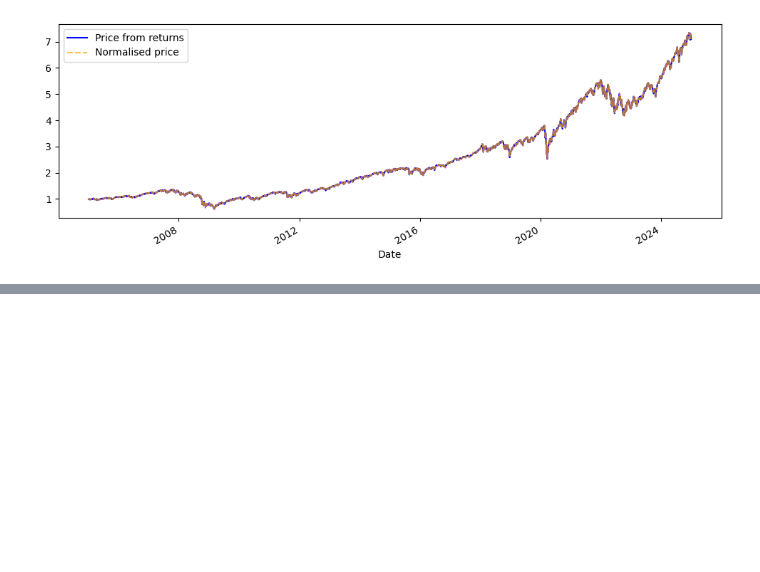
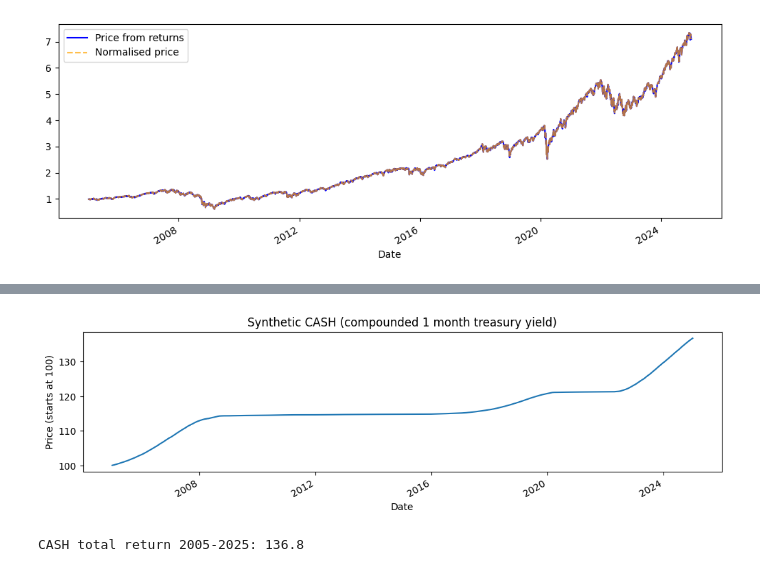
Before and after one commit to sidoreon/regime-shift, a Jupyter notebook: notebooks/datapipeline.ipynb, the cells around one changed output, grey strips where cells are left out. Saved outputs shown, nothing was run; the diff lists cells and outputs as text; code cells hidden in the pictures; blank space fills up the shorter version.

Commit message:
Extend datapipeline with FRED macro features and synthetic cash.
Add FRED pulls, CPI YoY, daily macro alignment with publication lags, compounded 1M T-bill cash, and merged modeling dataset outputs.

```diff
--- a/notebooks/datapipeline.ipynb
+++ b/notebooks/datapipeline.ipynb
@@ -130,0 +174,14 @@ prices[["VIX"]].to_csv(OUT / "processed" / "vix.csv")
+# %%
+tradingdays = logrt.index
+
+# Rebuild macro with consistent datetime index
+dtmacro = {}
+for name, series in rawmacro.items():
+    s = series.copy()
+    s.index = pd.to_datetime(s.index).astype('datetime64[ns]')
+    dtmacro[name] = s
+
+macro = pd.DataFrame(dtmacro)
+macro['CPIYOY'] = dtmacro['CPI'].pct_change(12) * 100
+macro = macro.drop(columns=['CPI'])
+macro = macro.ffill()  # fill monthly series forward before reindexing
@@ -130,0 +190,18 @@ prices[["VIX"]].to_csv(OUT / "processed" / "vix.csv")
+# %%
+# Reindexing the macro data to the trading days
+tradingdays_ns = tradingdays.astype('datetime64[ns]')
+caldays = pd.date_range(start=tradingdays_ns[0], end=tradingdays_ns[-1], freq='D')
+dailymacro = macro.reindex(caldays, method='ffill').reindex(tradingdays_ns)
+dailymacro.index = tradingdays
+
+# Lag monthly series by 21 trading days (publication delay)
+dailymacro['CPIYOY'] = dailymacro['CPIYOY'].shift(21)
+dailymacro['UNRATE'] = dailymacro['UNRATE'].shift(21)
+
+# Lag daily series by 1 trading day
+dailymacro['DGS10']       = dailymacro['DGS10'].shift(1)
+dailymacro['DGS1MO']      = dailymacro['DGS1MO'].shift(1)
+dailymacro['YIELDSPREAD'] = dailymacro['YIELDSPREAD'].shift(1)
+
+print(dailymacro.isna().sum())
+dailymacro.head()
@@ -130,0 +222,14 @@ prices[["VIX"]].to_csv(OUT / "processed" / "vix.csv")
+# %%
+dailycashreturn = (dailymacro['DGS1MO'] / 100) / 252
+dailycashreturn = dailycashreturn.fillna(0)
+
+cashprice = (1 + dailycashreturn).cumprod() * 100
+
+cashprice.plot(title='Synthetic CASH (compounded 1 month treasury yield)', figsize=(12, 3))
+plt.ylabel('Price (starts at 100)')
+plt.show()
+
+print(f'CASH total return 2005-2025: {cashprice.iloc[-1]:.1f}')
+# %% [output]
+[figure, added]
+CASH total return 2005-2025: 136.8
```
Also changed, not shown: parts of 16 cells of this notebook.
